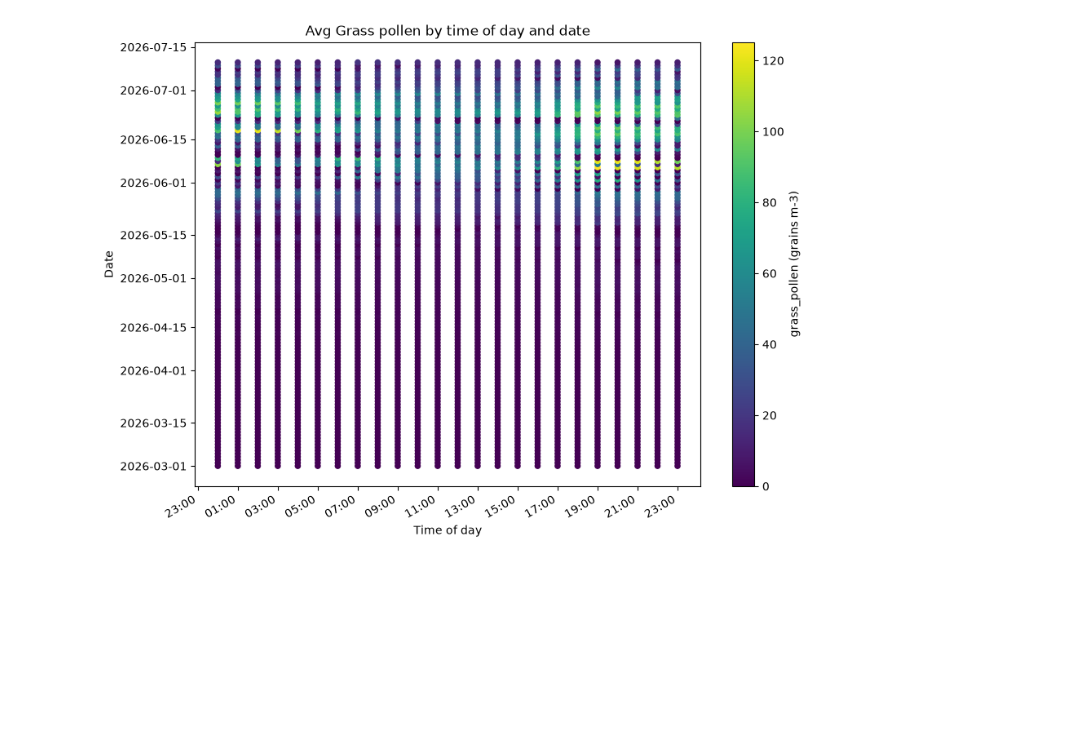
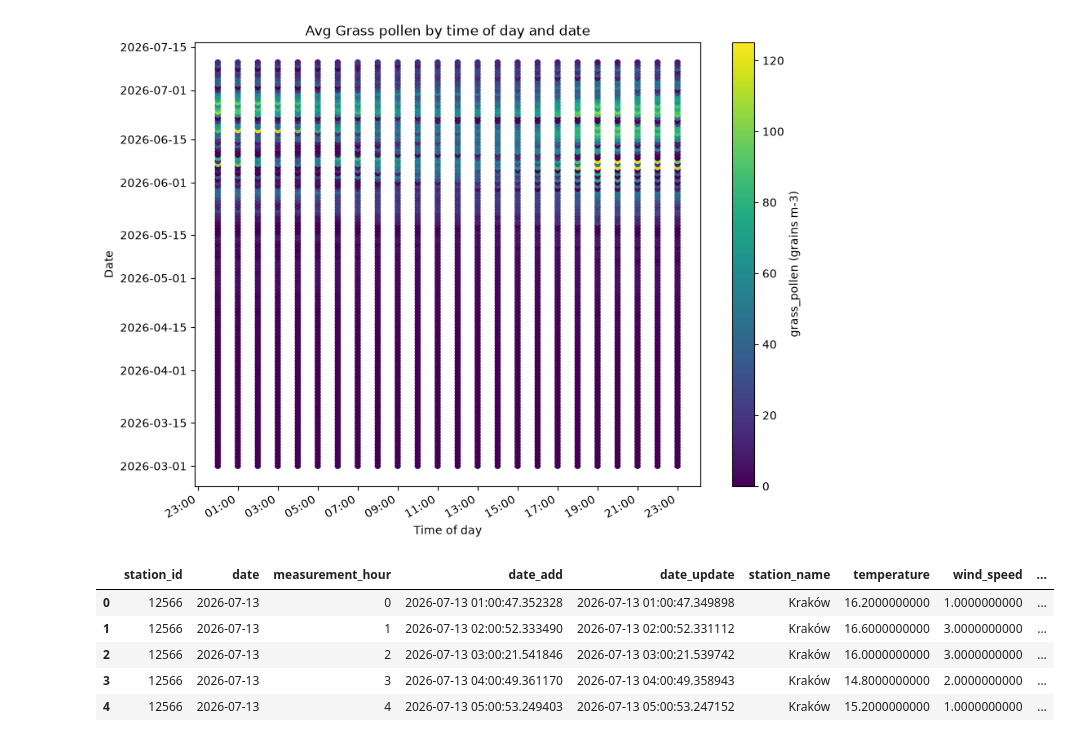
Before and after one commit to esmartty/Aqi_forecast, a Jupyter notebook: polen_analysis.ipynb, the cells around one changed output. Cells and saved outputs as stored; diff of their text form; code cells hidden in the pictures; blank space fills up the shorter version.

```diff
--- a/polen_analysis.ipynb
+++ b/polen_analysis.ipynb
@@ -185,3 +189,19 @@ plt.title(f'Avg Grass pollen by time of day and date')
 plt.show()
 # %% [output]
 [figure]
+# %%
+engine_render = create_engine(get_database_render_url(), pool_pre_ping=True)
+df_synop = pd.read_sql(
+    """SELECT * FROM public.synop_data
+    ORDER BY date DESC, measurement_hour ASC """,
+    engine_render
+)
+
+df_synop.head()
+# %% [output]
+|  | station_id | date | measurement_hour | date_add | date_update | station_name | temperature | wind_speed | ... |
+| 0 | 12566 | 2026-07-13 | 0 | 2026-07-13 01:00:47.352328 | 2026-07-13 01:00:47.349898 | Kraków | 16.2000000000 | 1.0000000000 | ... |
+| 1 | 12566 | 2026-07-13 | 1 | 2026-07-13 02:00:52.333490 | 2026-07-13 02:00:52.331112 | Kraków | 16.6000000000 | 3.0000000000 | ... |
+| 2 | 12566 | 2026-07-13 | 2 | 2026-07-13 03:00:21.541846 | 2026-07-13 03:00:21.539742 | Kraków | 16.0000000000 | 3.0000000000 | ... |
+| 3 | 12566 | 2026-07-13 | 3 | 2026-07-13 04:00:49.361170 | 2026-07-13 04:00:49.358943 | Kraków | 14.8000000000 | 2.0000000000 | ... |
+| 4 | 12566 | 2026-07-13 | 4 | 2026-07-13 05:00:53.249403 | 2026-07-13 05:00:53.247152 | Kraków | 15.2000000000 | 1.0000000000 | ... |
```
Also changed, not shown: parts of 3 cells of this notebook, 1 other file.
